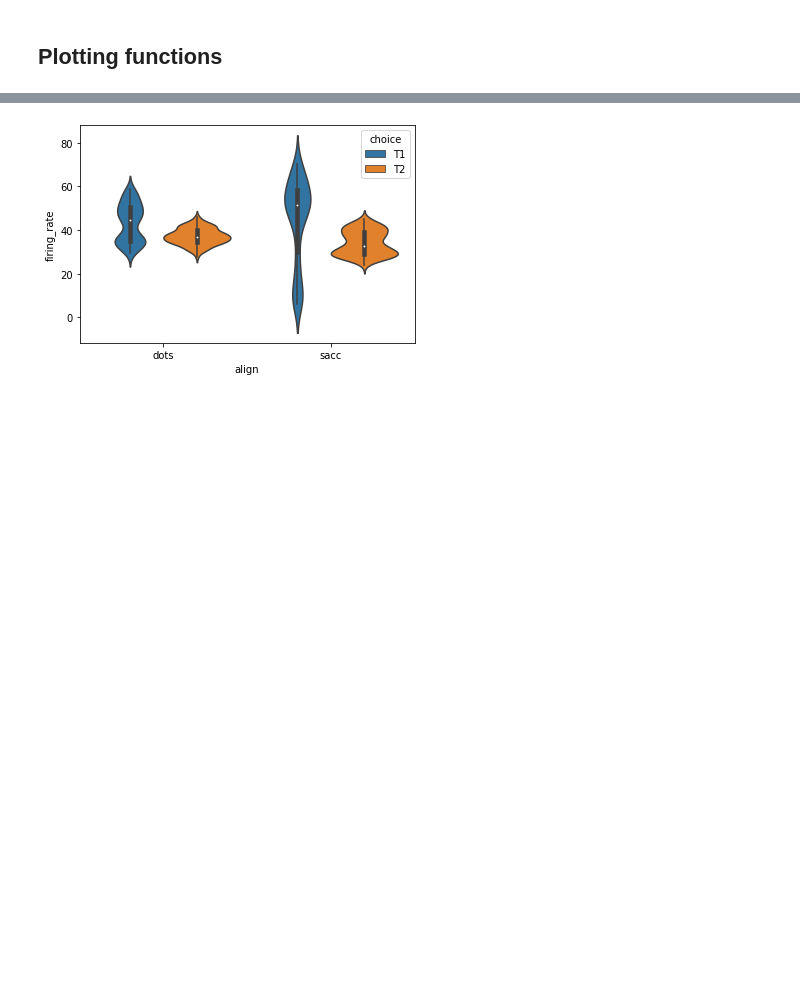
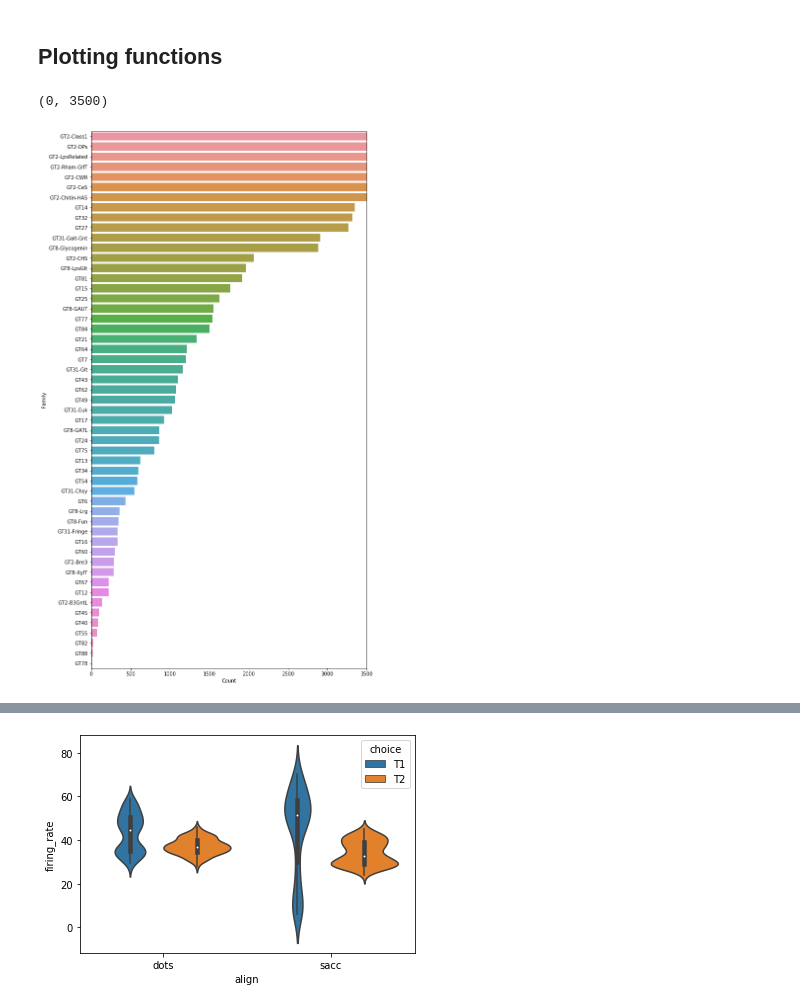
Before and after one commit to rhilt13/scripts, a Jupyter notebook: python_plots_collection.ipynb, the cells around one changed output, grey strips where cells are left out. Drawn from its saved outputs; the diff is of its cells as text; code cells hidden in the pictures; blank space fills up the shorter version.

```diff
--- a/python_plots_collection.ipynb
+++ b/python_plots_collection.ipynb
@@ -106,2 +159,10 @@ df4
 # %% [markdown]
 ## Plotting functions
+# %%
+# # Bar plot
+plt.figure(figsize=(10,20))
+sns_plot=sns.barplot(x="Count",y="Family",data=df)
+sns_plot.set_xlim(0,3500)
+# %% [output]
+(0, 3500)
+[figure, added]
```
Also changed, not shown: parts of 8 cells of this notebook, 6 other files.
